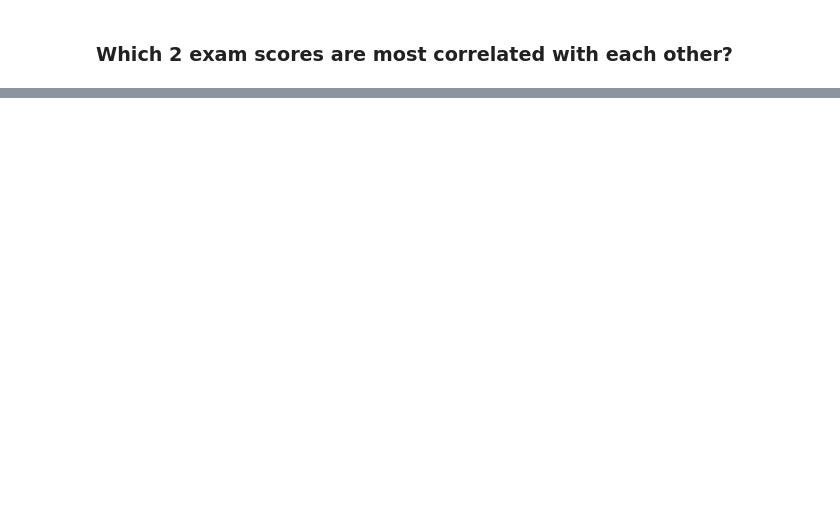
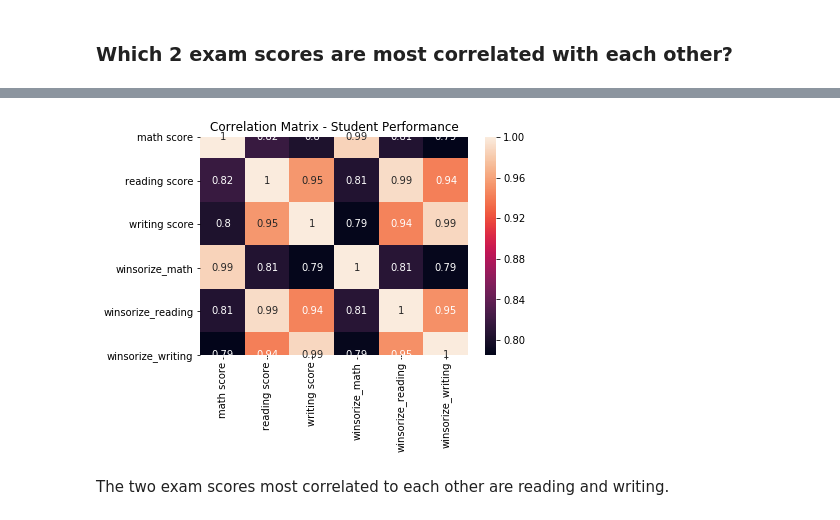
Before and after one commit to BenGriffith/data-science, a Jupyter notebook: exercises/data-exploration-2.ipynb, the cells around one changed output, grey strips where cells are left out. Saved outputs shown, nothing was run; the diff lists cells and outputs as text; code cells hidden in the pictures; blank space fills up the shorter version.

```diff
--- a/exercises/data-exploration-2.ipynb
+++ b/exercises/data-exploration-2.ipynb
@@ -193,0 +371,8 @@ plt.show()
+# %%
+sns.heatmap(student_perf.corr(), annot=True)
+plt.title('Correlation Matrix - Student Performance')
+plt.show()
+# %% [output]
+[figure, added]
+# %% [markdown]
+The two exam scores most correlated to each other are reading and writing.
```
Also changed, not shown: parts of 14 cells of this notebook.
